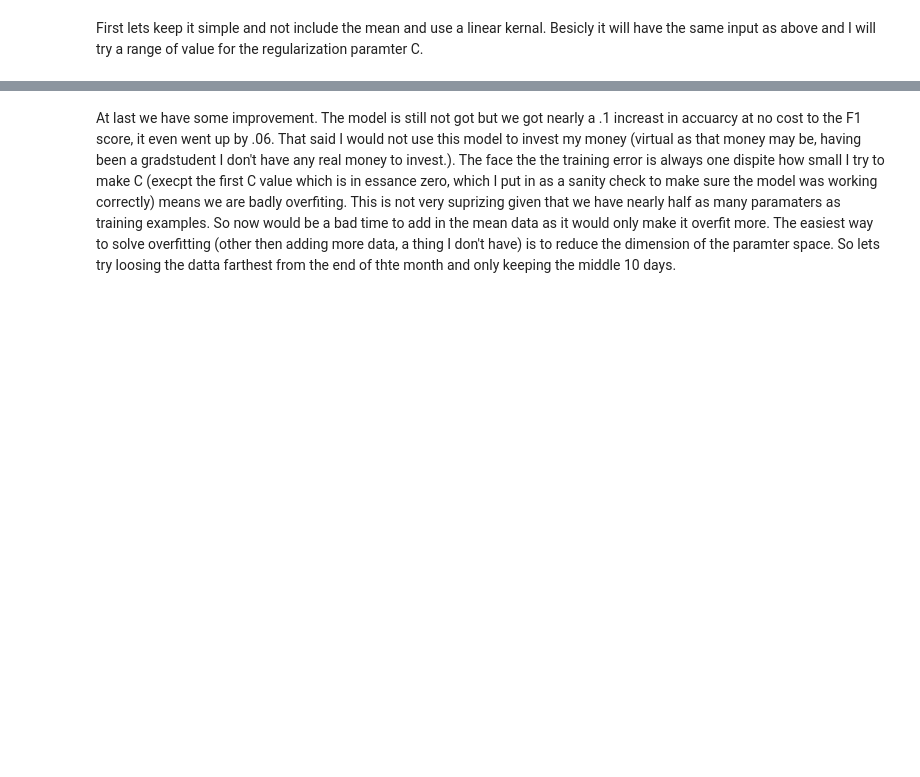
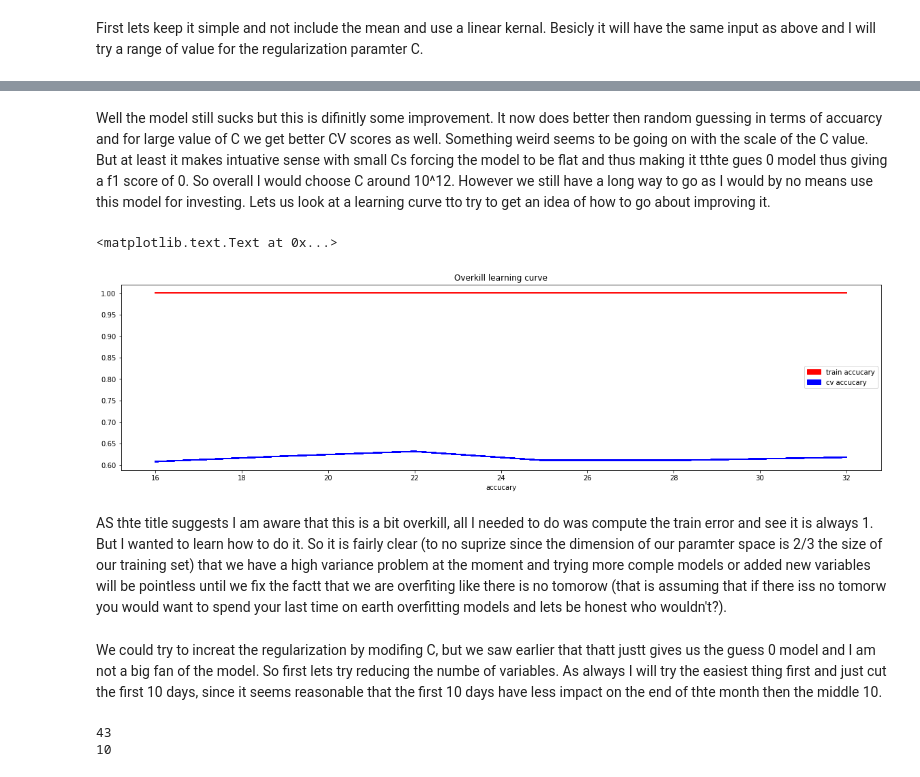
Before and after one commit to AdamJacoby/Kol_Market_Data, a Jupyter notebook: Kol_Data.ipynb, the cells around one changed output, grey strips where cells are left out. Saved outputs shown, nothing was run; the diff lists cells and outputs as text; code cells hidden in the pictures; blank space fills up the shorter version.

```diff
--- a/Kol_Data.ipynb
+++ b/Kol_Data.ipynb
@@ -478,22 +423,0 @@ This model very quickly devolves into the 'guess 0' model on the cc set. Quickly
-# %%
-X_train_weighted = X_train
-Y_train_weighted = Y_train
-number_of_duplicates = 1
-for i in range(0,len(X_train)):
-    if Y_train[i]==1:
-        for j in range(0, number_of_duplicates):
-            X_train_weighted.append(X_train[i])
-            Y_train_weighted.append(1)
-for i in range(1,9):
-    model = KNeighborsClassifier(n_neighbors=i).fit(X_train_weighted,Y_train_weighted)
-    Y_pred_trian = model.predict(X_train)
-    Y_pred_CV = model.predict(X_CV)
-    print('Metrics for'+ str(i)+'nearest neighbor----------------------------------')
-    print 'Train accucary:' +str(model.score(X_train,Y_train))
-    #print 'Train Precision:'+str(precision_score(Y_train,Y_pred_trian))
-    #print 'Train Recall:'+str(recall_score(Y_train,Y_pred_trian))
-    print 'Train F1 Score:'+str(f1_score(Y_train,Y_pred_trian))
-    print 'CV accucary:'+str(model.score(X_CV,Y_CV))
-    print 'CV precision:'+str(precision_score(Y_CV,Y_pred_CV))
-    print 'CV recall:'+str(recall_score(Y_CV,Y_pred_CV))
-    print 'CV F1 Score:'+str(f1_score(Y_CV,Y_pred_CV))
@@ -519,0 +424,7 @@ Perhaps a slight improvement from before but still far from anything usable. I a
+# %%
+splitter = StratifiedShuffleSplit(n_splits=1000,test_size=.25)
+for i in range(1,13):
+    model = KNeighborsClassifier(n_neighbors=i)
+    print 'Metrics for '+ str(i)+' nearest neighbor----------------------------------'
+    print 'CV accucary:'+str(cross_val_score(model,X=X,y=Y,cv=splitter.split(X,Y)).mean())
+    print 'CV F1 Score:'+str(cross_val_score(model,X=X,y=Y,cv=splitter.split(X,Y),scoring='f1').mean())
@@ -581,2 +487,0 @@ CV F1 Score:0.5
-# %% [markdown]
-At last we have some improvement. The model is still not got but we got nearly a .1 increast in accuarcy at no cost to the F1 score, it even went up by .06. That said I would not use this model to invest my money (virtual as that money may be, having been a gradstudent I don't have any real money to invest.). The face the the training error is always one dispite how small I try to make C (execpt the first C value which is in essance zero, which I put in as a sanity check to make sure the model was working correctly) means we are badly overfiting. This is not very suprizing given that we have nearly half as many paramaters as training examples. So now would be a bad time to add in the mean data as it would only make it overfit more. The easiest way to solve overfitting (other then adding more data, a thing I don't have) is to reduce the dimension of the paramter space. So lets try loosing the datta farthest from the end of thte month and only keeping the middle 10 days.
@@ -591 +488,35 @@ print len(trunc_X_trian)
+# %% [markdown]
+Well the model still sucks but this is difinitly some improvement. It now does better then random guessing in terms of accuarcy and for large value of C we get better CV scores as well. Something weird seems to be going on with the scale of the C value. But at least it makes intuative sense with small Cs forcing the model to be flat and thus making it tthte gues 0 model thus giving a f1 score of 0. So overall I would choose C around 10^12. However we still have a long way to go as I would by no means use this model for investing. Lets us look at a learning curve tto try to get an idea of how to go about improving it.
+# %%
+model = SVC(kernel='linear',C=10**12)
+splitter = StratifiedShuffleSplit(n_splits=100,test_size=.25)
+set_size, train_accucary, cv_accucary = learning_curve(model,X,Y,train_sizes=[0.5, 0.6,.7,.8,.9,1. ],cv=splitter)
+for i in range(0,len(train_accucary)):
+    train_accucary[i]=train_accucary[i].mean()
+    cv_accucary[i]=cv_accucary[i].mean()
+# %%
+f, a =plt.subplots(1,1)
+f.set_size_inches(20,5)
+a.plot(set_size,train_accucary,'r')
+a.plot(set_size,cv_accucary,'b')
+a.set_xlabel('Training set size')
+a.set_xlabel('accucary')
+a.legend(handles=[mpatches.Patch(color='red', label='train accucary'),mpatches.Patch(color='blue', label='cv accucary')])
+a.set_title('Overkill learning curve')
+# %% [output]
+<matplotlib.text.Text at 0x...>
+[figure, added]
+# %% [markdown]
+AS thte title suggests I am aware that this is a bit overkill, all I needed to do was compute the train error and see it is always 1. But I wanted to learn how to do it. So it is fairly clear (to no suprize since the dimension of our paramter space is 2/3 the size of our training set) that we have a high variance problem at the moment and trying more comple models or added new variables will be pointless until we fix the factt that we are overfiting like there is no tomorow (that is assuming that if there iss no tomorw you would want to spend your last time on earth overfitting models and lets be honest who wouldn't?).
+# %% [markdown]
+We could try to increat the regularization by modifing C, but we saw earlier that thatt justt gives us the guess 0 model and I am not a big fan of the model. So first lets try reducing the numbe of variables. As always I will try the easiest thing first and just cut the first 10 days, since it seems reasonable that the first 10 days have less impact on the end of thte month then the middle 10.
+# %%
+trunc_X=[]
+for x in X:
+    trunc_X.append(x[10:])
+print len(trunc_X)
+print len(trunc_X[3])
+# %% [output]
+43
+10
 # %%
```
Also changed, not shown: parts of 19 cells of this notebook.
